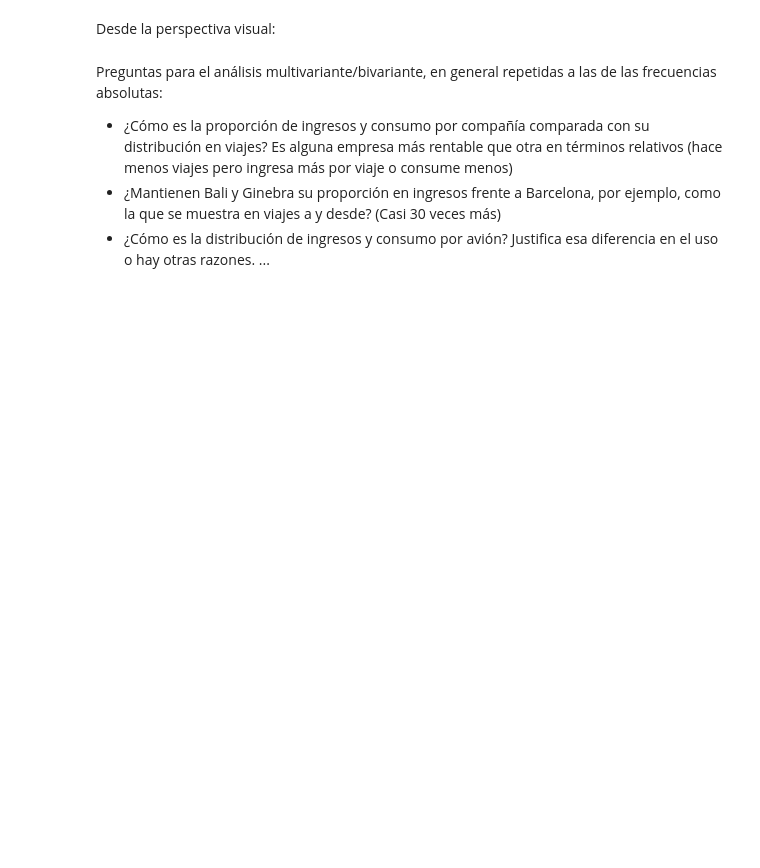
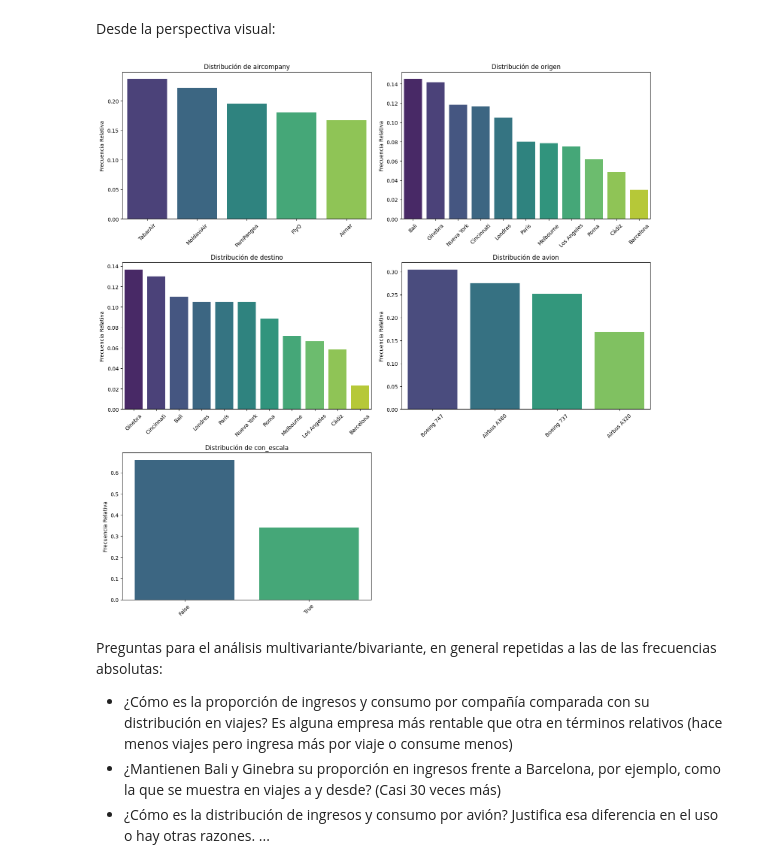
Before and after one commit to MHHsim/DS-Online-Marta-Harana, a Jupyter notebook: 03_Data_Analysis/Sprint_07/Unidad_01_Estadistica_Descriptiva_Univariante/01_Workout/03_Frecuencias.ipynb, the cells around one changed output. Cells and saved outputs as stored; diff of their text form; code cells hidden in the pictures; blank space fills up the shorter version.

```diff
--- a/03_Data_Analysis/Sprint_07/Unidad_01_Estadistica_Descriptiva_Univariante/01_Workout/03_Frecuencias.ipynb
+++ b/03_Data_Analysis/Sprint_07/Unidad_01_Estadistica_Descriptiva_Univariante/01_Workout/03_Frecuencias.ipynb
@@ -128,5 +232,9 @@ Para terminar, te dejo aquí repetido el ejercicio para el dataset de viajes, co
 # %% [markdown]
 Desde la perspectiva visual:
+# %%
+pinta_distribucion_categoricas(df_air_jun, variables_categoricas_viajes, relativa = True)
+# %% [output]
+[figure, added]
 # %% [markdown]
 Preguntas para el análisis multivariante/bivariante, en general repetidas a las de las frecuencias absolutas:
 * ¿Cómo es la proporción de ingresos y consumo por compañía comparada con su distribución en viajes? Es alguna empresa más rentable que otra en términos relativos (hace menos viajes pero ingresa más por viaje o consume menos)
```
Also changed, not shown: parts of 7 cells of this notebook.
